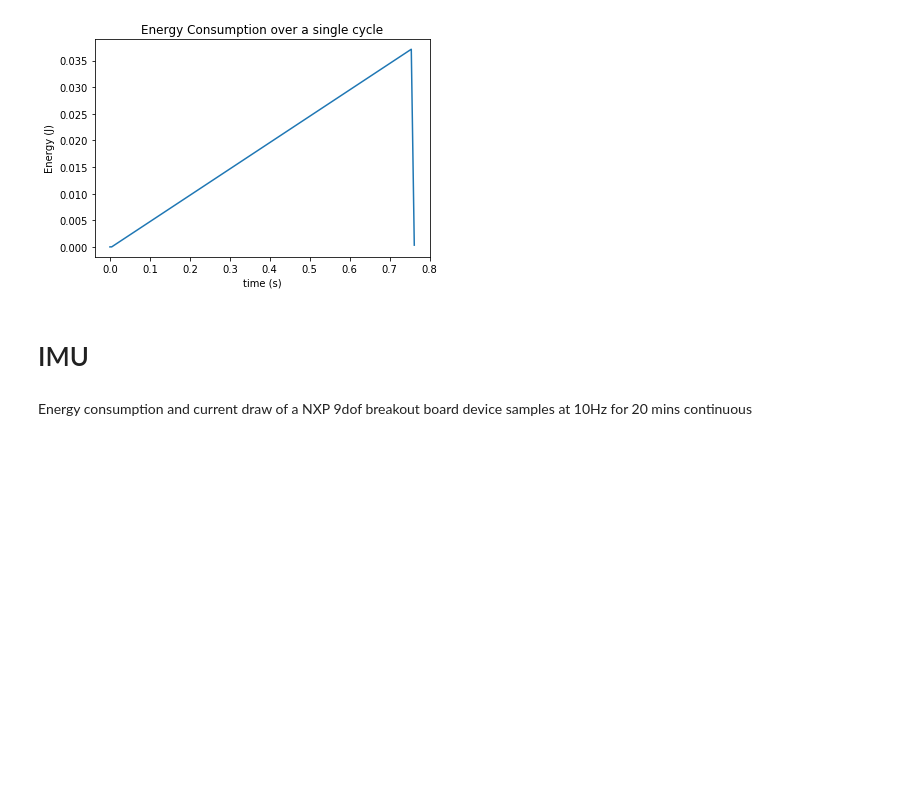
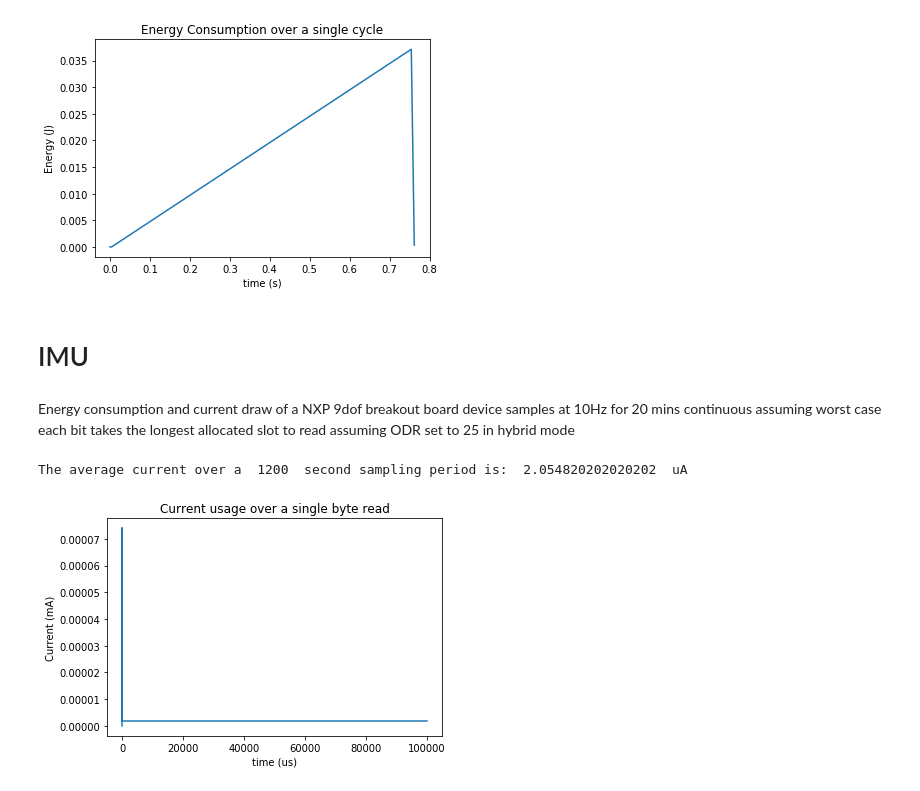
Before and after one commit to ComittmentIssues/BouyDev, a Jupyter notebook: Jupyter Notebooks/DS18B20 Cycle.ipynb, the cells around one changed output. Cells and saved outputs as stored; diff of their text form; code cells hidden in the pictures; blank space fills up the shorter version.

```diff
--- a/Jupyter Notebooks/DS18B20 Cycle.ipynb
+++ b/Jupyter Notebooks/DS18B20 Cycle.ipynb
@@ -98,3 +98,4 @@ Text(0.5, 1.0, 'Energy Consumption over a single cycle')
 # %% [markdown]
 Energy consumption and current draw of a NXP 9dof breakout board
 device samples at 10Hz for 20 mins continuous
+assuming worst case each bit takes the longest allocated slot to read assuming ODR set to 25 in hybrid mode
@@ -108,0 +102,48 @@ Idd_stby = 2.8e-6
+# %%
+from matplotlib import pyplot as plt
+import numpy as np
+import math
+%matplotlib inline
+
+#FX
+#parameters
+Vdd = 3.3
+Idd_active  = 74e-6
+Idd_rdy = 1.6e-3
+Idd_stby = 2e-6
+Ton = 20*60
+#timing paramters for a single byte
+Fs = 10 #Hz
+Tstart = 0.6e-6
+Tda = 7*1.3e-6 #6 bit device address
+Tw = 1.3e-6    #(write low to read)
+Tak = 0.9e-6
+Treg = 8*1.3e-6
+Tsr = 1.2e-6 #(set up time + hold time)
+Tf = 300e-9
+Tr = 300e-9
+Tdata = 8*(1.3e-6)
+Tsto = 0.6e-6+1.3e-6+Tr
+
+Twake = Tstart+ Tda+Tw +3*Tak +Treg+Tsr+Tda+0.6e-6+Tdata+ Tsto;
+
+Tstdby = 1/Fs - Twake
+
+# basic cycle:
+# The device has no specific cyclic power requirements it is advisible to turn the device off and only wake it when its needed
+# patttern: wake up -> active -> off
+x  = [0,0,Twake*1e6,Twake*1e6,100000];
+y = [0,Idd_active,Idd_active,Idd_stby,Idd_stby]
+
+fig = plt.figure();
+ax = plt.axes();
+ax.plot(x,y);
+ax.set_xlabel("time (us)");
+ax.set_ylabel("Current (mA)");
+ax.set_title("Current usage over a single byte read");
+
+Iah = (Idd_active*Twake/(3600) +Idd_stby*Tstdby/3600)*Fs*Ton
+print("The average current over a ",Ton," second sampling period is: ",Iah*1e6/0.33," uA")
+# %% [output]
+The average current over a  1200  second sampling period is:  2.054820202020202  uA
+[figure, added]
```
Also changed, not shown: parts of 4 cells of this notebook, 1 other file.
